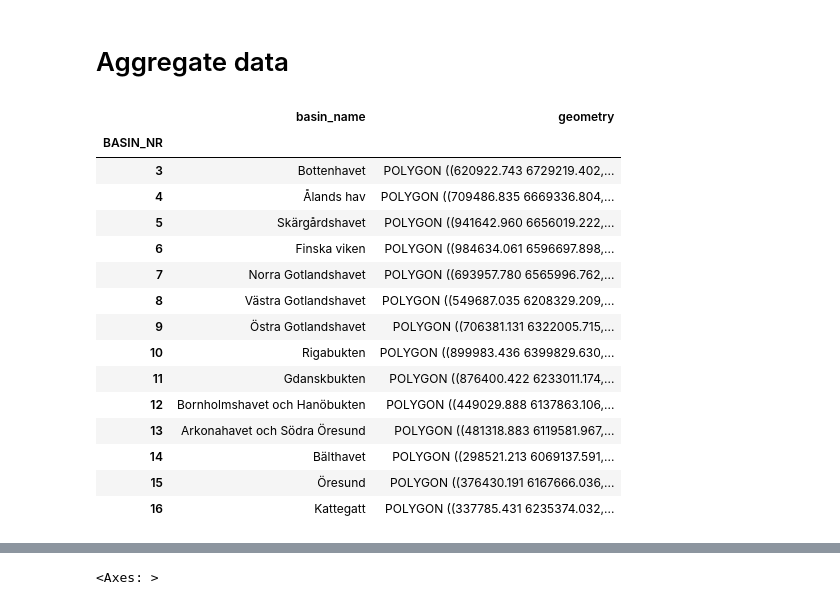
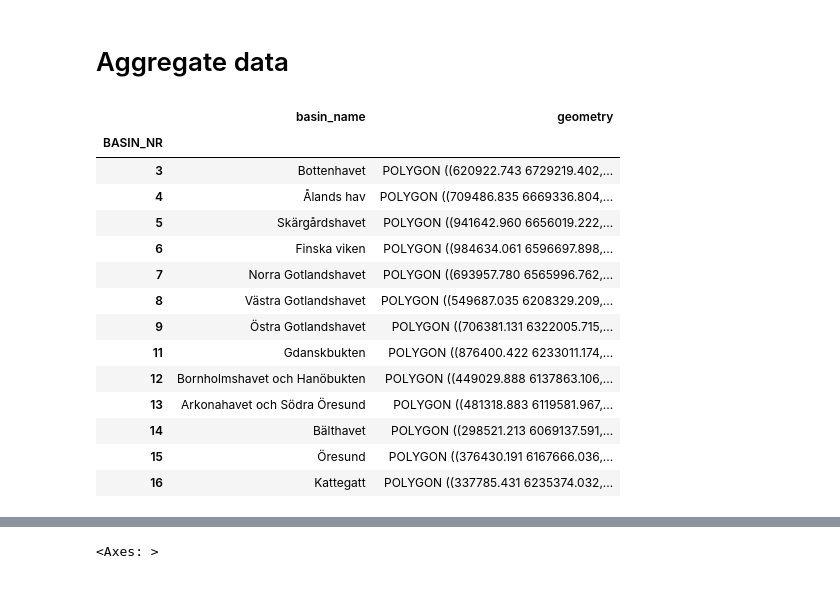
Before and after one commit to ChristofferOlssonSMHI/Satvis, a Jupyter notebook: src/satvistest/dataStructureTest.ipynb, the cells around one changed output, grey strips where cells are left out. Cells and saved outputs as stored; diff of their text form; code cells hidden in the pictures.

```diff
--- a/src/satvistest/dataStructureTest.ipynb
+++ b/src/satvistest/dataStructureTest.ipynb
@@ -180,26 +181,28 @@ $\displaystyle T = \frac{\sum a_i \times i}{\sum a_i} =$ Normalized duration of
 $\displaystyle I = A \times T =$ Normalized intensity of cyanobacteria bloom
 # %% [markdown]
 # Aggregate data
+# %%
+sub_basins = dir_dict['sub_basins']
+cyano_data = dir_dict['cyano_data']
 # %%
 # basins = gpd.read_file('../../data/satvistest/dataStructureTest/basins_SVAR_2016.gpkg')
-basins = gpd.read_file('basins_SVAR_2016.gpkg')
+basins = gpd.read_file(sub_basins)
 # %%
-selected_basins = [3, 4, 5, 6, 7, 8, 9, 10, 11, 12, 13, 14, 15, 16]
+selected_basins = [3, 4, 5, 6, 7, 8, 9, 11, 12, 13, 14, 15, 16]
 # selected_basins = [9, 10]
 boolean_filter = basins['BASIN_NR'].isin(selected_basins)
 basins = basins.loc[boolean_filter].set_index('BASIN_NR')
 basins
 # %% [output]
 |  | basin_name | geometry |
 | BASIN_NR |  |  |
 | 3 | Bottenhavet | POLYGON ((620922.743 6729219.402,... |
 | 4 | Ålands hav | POLYGON ((709486.835 6669336.804,... |
 | 5 | Skärgårdshavet | POLYGON ((941642.960 6656019.222,... |
 | 6 | Finska viken | POLYGON ((984634.061 6596697.898,... |
 | 7 | Norra Gotlandshavet | POLYGON ((693957.780 6565996.762,... |
 | 8 | Västra Gotlandshavet | POLYGON ((549687.035 6208329.209,... |
 | 9 | Östra Gotlandshavet | POLYGON ((706381.131 6322005.715,... |
-| 10 | Rigabukten | POLYGON ((899983.436 6399829.630,... |
 | 11 | Gdanskbukten | POLYGON ((876400.422 6233011.174,... |
 | 12 | Bornholmshavet och Hanöbukten | POLYGON ((449029.888 6137863.106,... |
 | 13 | Arkonahavet och Södra Öresund | POLYGON ((481318.883 6119581.967,... |
```
Also changed, not shown: parts of 33 cells of this notebook, 3 other files.
